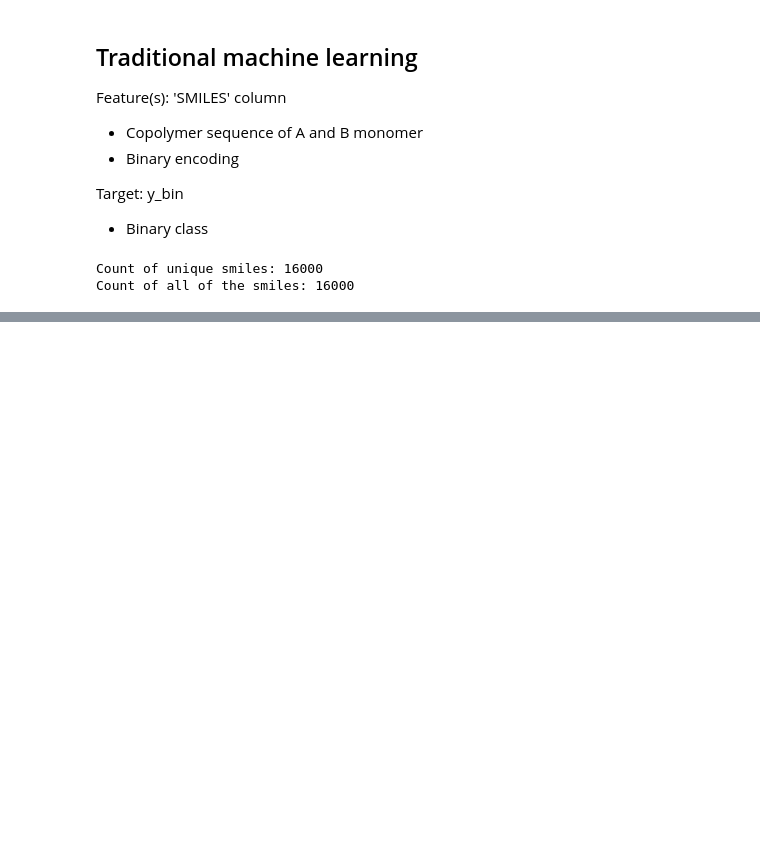
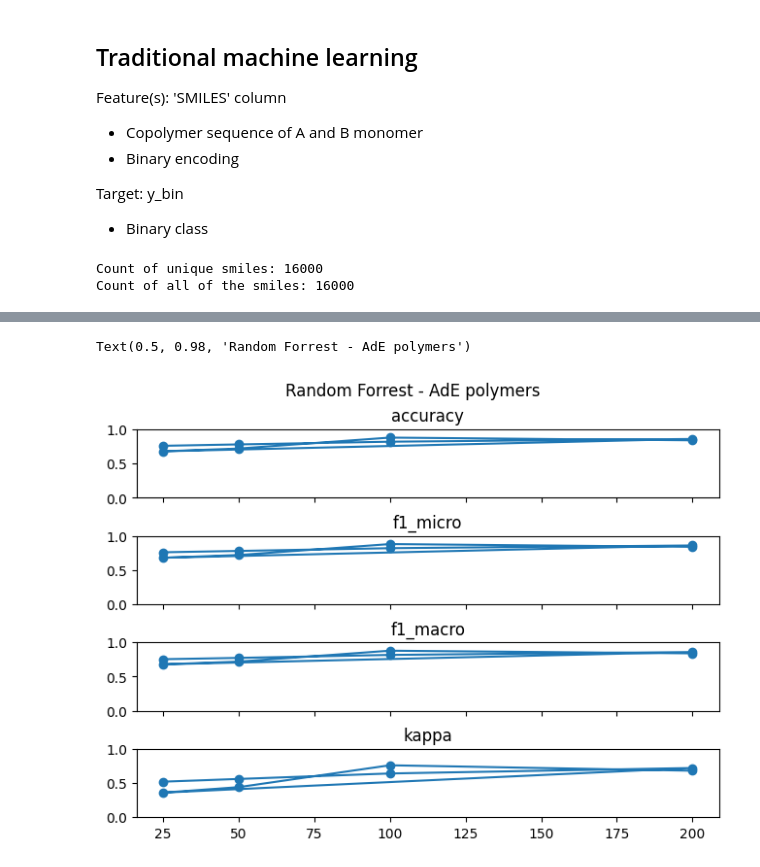
Before and after one commit to JorenBE/GPT-Challenge, a Jupyter notebook: experiments/01_Materials_and_Properties/AdE_polymers/ml/traditional_ml.ipynb, the cells around one changed output, grey strips where cells are left out. Saved outputs shown, nothing was run; the diff lists cells and outputs as text; code cells hidden in the pictures; blank space fills up the shorter version.

```diff
--- a/experiments/01_Materials_and_Properties/AdE_polymers/ml/traditional_ml.ipynb
+++ b/experiments/01_Materials_and_Properties/AdE_polymers/ml/traditional_ml.ipynb
@@ -55,15 +67,3 @@ Target = ['y_bin']
 Features = ['Encoded']
 Feature_types = ['numerical']
 input = df[:7000]
-# %%
-model = MLmodel(modelType='RandomForestClassifier',
-                    df=input,
-                    target=Target,
-                    features=Features,
-                    feature_types=Feature_types)
-
-# get the values (input and output) of the model
-X_train, X_test, y_train, y_test = model.getValues()
-
-model.train()
-model.evaluate()
@@ -105,12 +94,3 @@ def objective(trial, model_instance):
 
     # Return the average score across all folds
     return scores.mean()
-# %%
-model = MLmodel(modelType='RandomForestClassifier', df=df, target=Target,
-                features=Features, hyperparameter_tuning=True,
-                feature_types=Feature_types,
-                optimization_method='optuna', objective=lambda trial: objective(trial, model))
-
-model.train()
-predictions = model.predict()
-model.evaluate()
@@ -139,0 +223,3 @@ Accuracy for RandomForestClassifier: 0.76
+# %%
+df = pd.DataFrame(all_res)
+display(df)
@@ -139,0 +238,14 @@ Accuracy for RandomForestClassifier: 0.76
+# %%
+METRICS = ['accuracy','f1_micro','f1_macro', 'kappa']
+fig, ax = plt.subplots(len(METRICS), 1, sharex=True, layout = 'constrained')
+ax = ax.flatten()
+
+for i, metric in enumerate(METRICS):
+    ax[i].plot(df['train_size'], df[metric], marker = 'o')
+    ax[i].set_title(metric)
+    ax[i].set_ylim(0,1)
+
+fig.suptitle('Random Forrest - AdE polymers')
+# %% [output]
+Text(0.5, 0.98, 'Random Forrest - AdE polymers')
+[figure, added]
```
Also changed, not shown: parts of 9 cells of this notebook, 2 other files.
